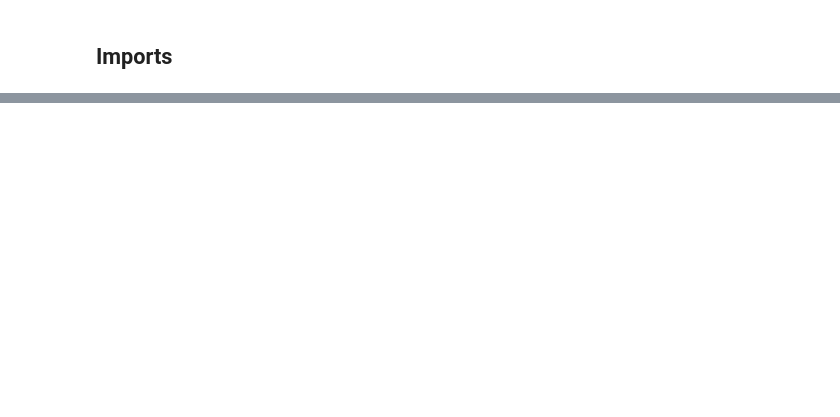
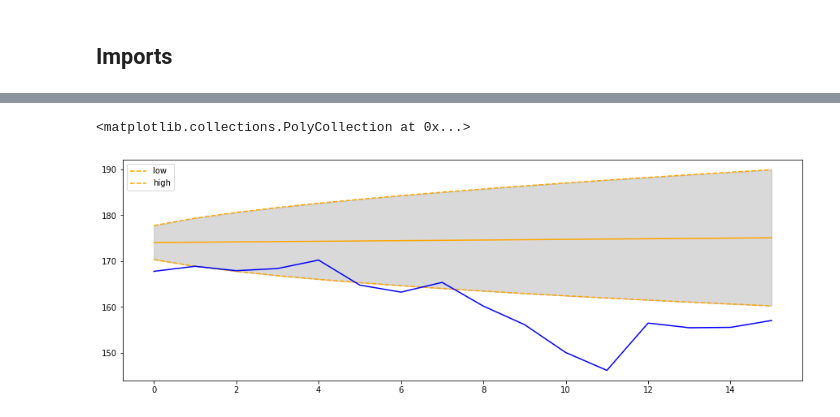
Before and after one commit to PhilEkev/US_markets, a Jupyter notebook: notebooks/Recherches Julien.ipynb, the cells around one changed output, grey strips where cells are left out. Cells and saved outputs as stored; diff of their text form; code cells hidden in the pictures; blank space fills up the shorter version.

```diff
--- a/notebooks/Recherches Julien.ipynb
+++ b/notebooks/Recherches Julien.ipynb
@@ -651,0 +58,6 @@ Name: AIC, dtype: float64
+# %%
+model = ARIMA(train, order=best_order).fit()
+# %%
+len_test = len(test)
+# %%
+forecast, stderr, conf_int = forecast(model, len_test)
@@ -651,0 +77,16 @@ Name: AIC, dtype: float64
+# %%
+import matplotlib.pyplot as plt
+
+forecast.index = test.index
+conf_int.index = test.index
+# %%
+plt.figure(figsize=(15,5))
+plt.plot(forecast, c='orange')
+plt.plot(conf_int['low'], label='low', c='orange', ls='--')
+plt.plot(conf_int['high'], label='high', c='orange', ls='--')
+plt.plot(test, c='blue')
+plt.legend()
+plt.fill_between(test.index, conf_int['low'], conf_int['high'], color='k', alpha=.15)
+# %% [output]
+<matplotlib.collections.PolyCollection at 0x...>
+[figure, added]
```
Also changed, not shown: parts of 75 cells of this notebook, 2 other files.
